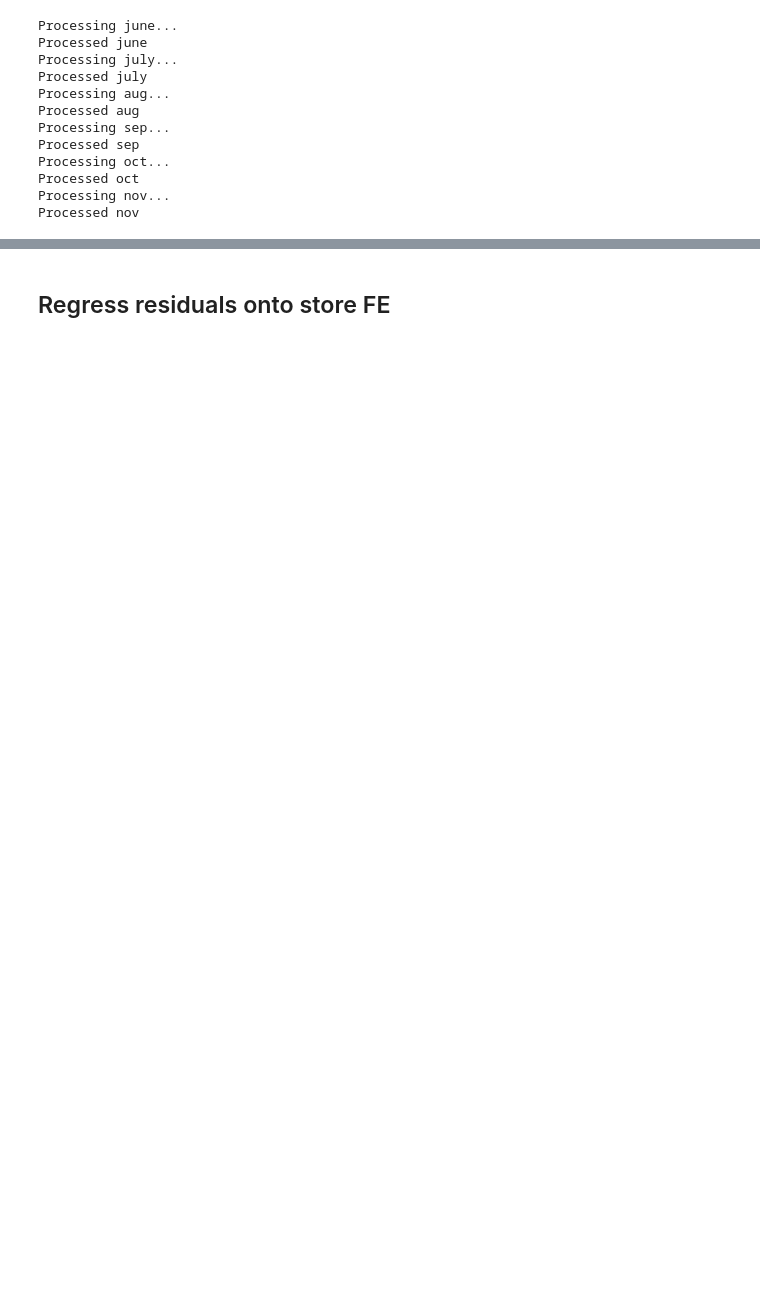
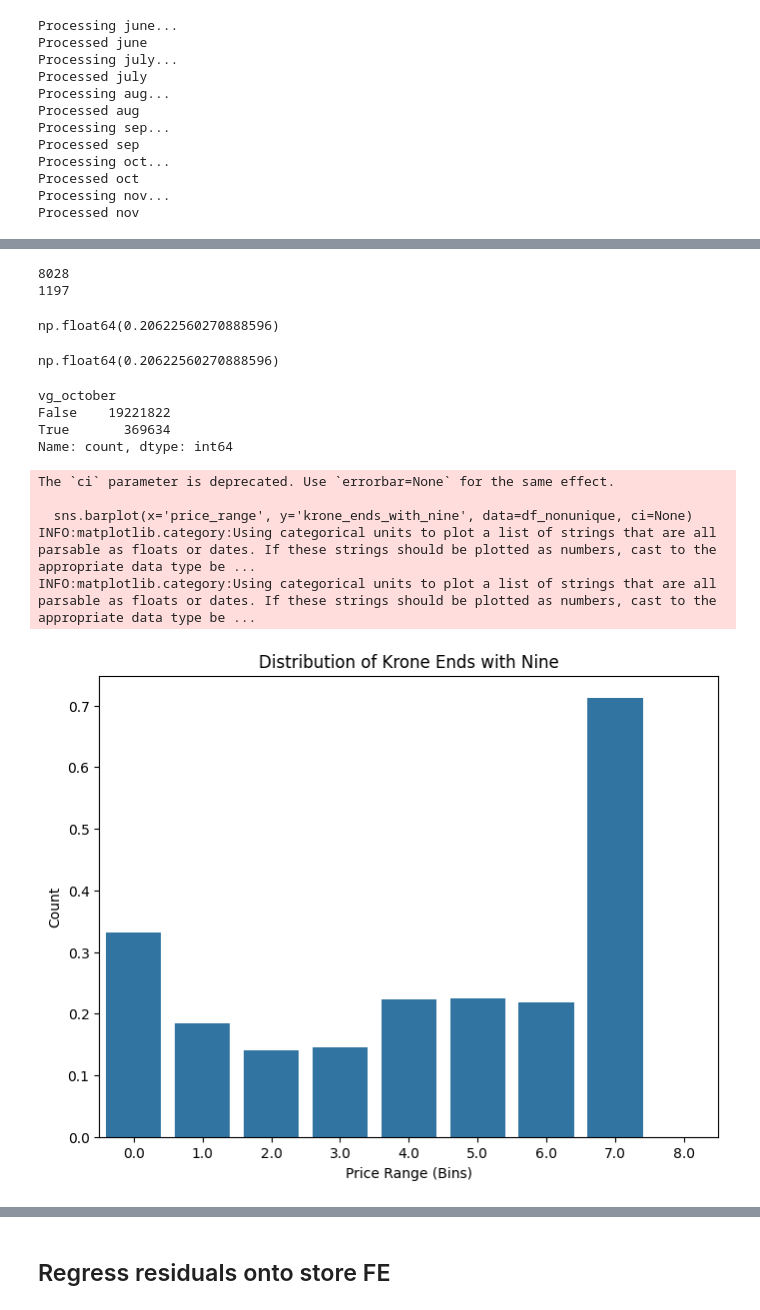
Before and after one commit to AOzhegova/Left-digit-pricing, a Jupyter notebook: code/var_decomposition.ipynb, the cells around one changed output, grey strips where cells are left out. Cells and saved outputs as stored; diff of their text form; code cells hidden in the pictures; blank space fills up the shorter version.

```diff
--- a/code/var_decomposition.ipynb
+++ b/code/var_decomposition.ipynb
@@ -183,0 +254,6 @@ None
+# %%
+print(kassalapp.brand_id.nunique())
+print(kassalapp.category_id.nunique())
+# %% [output]
+8028
+1197
@@ -183,0 +269,53 @@ None
+# %%
+df_nonunique = df_nonunique.merge(kassalapp_short, left_on='sku_gtin', right_on='ean', how='left')
+# %%
+df_nonunique.brand_id.isna().sum()/df_nonunique.shape[0]
+# %% [output]
+np.float64(0.20622560270888596)
+# %%
+df_nonunique.category_id.isna().sum()/df_nonunique.shape[0]
+# %% [output]
+np.float64(0.20622560270888596)
+# %%
+df_nonunique['vg_june'] = df_nonunique.sku_gtin.isin(vg_june.gtin)
+df_nonunique['vg_october'] = df_nonunique.sku_gtin.isin(vg_october.gtin)
+# %%
+print(df_nonunique['vg_october'].value_counts())
+# %% [output]
+vg_october
+False    19221822
+True       369634
+Name: count, dtype: int64
+# %%
+df_nonunique['sales'] = df_nonunique['price'] * df_nonunique['quantity']
+df_nonunique['product_week_sales'] = df_nonunique.groupby(['sku_gtin', 'week'])['sales'].transform('sum')
+df_nonunique['total_week_sales'] = df_nonunique.groupby('week')['sales'].transform('sum')
+
+df_nonunique['product_share_overall'] = df_nonunique['product_week_sales'] / df_nonunique['total_week_sales']
+
+df_nonunique['chain_product_share'] = (
+    df_nonunique.groupby(['kjedeid', 'sku_gtin', 'week'])['sales'].transform('sum')
+    / df_nonunique.groupby(['kjedeid', 'week'])['sales'].transform('sum')
+)
+
+df_nonunique['store_product_share'] = (
+    df_nonunique.groupby(['store_id', 'sku_gtin', 'week'])['sales'].transform('sum')
+    / df_nonunique.groupby(['store_id', 'week'])['sales'].transform('sum')
+)
+# %%
+df_nonunique['price_range'] = pd.cut(df_nonunique['ppu'], bins=[0, 10, 20, 30, 50, 60, 70, 80, 90, 100], labels=False)
+df_nonunique.price_range = df_nonunique.price_range.astype('category')
+# %%
+plt.figure(figsize=(8, 6))
+sns.barplot(x='price_range', y='krone_ends_with_nine', data=df_nonunique, ci=None)
+plt.xlabel('Price Range (Bins)')
+plt.ylabel('Count')
+plt.title('Distribution of Krone Ends with Nine')
+plt.show()
+# %% [output]
+The `ci` parameter is deprecated. Use `errorbar=None` for the same effect.
+
+  sns.barplot(x='price_range', y='krone_ends_with_nine', data=df_nonunique, ci=None)
+INFO:matplotlib.category:Using categorical units to plot a list of strings that are all parsable as floats or dates. If these strings should be plotted as numbers, cast to the appropriate data type be ...
+INFO:matplotlib.category:Using categorical units to plot a list of strings that are all parsable as floats or dates. If these strings should be plotted as numbers, cast to the appropriate data type be ...
+[figure, added]
```
Also changed, not shown: parts of 43 cells of this notebook, 1 other file.
